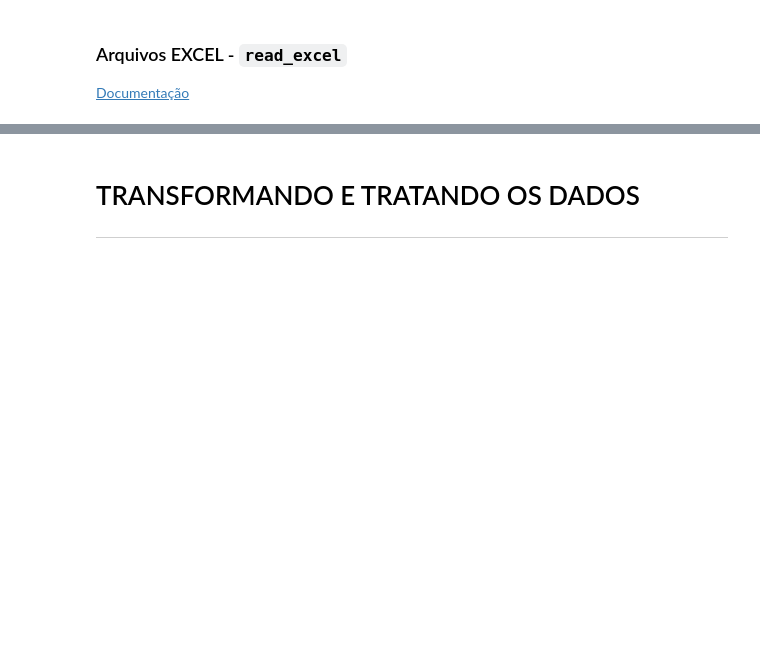
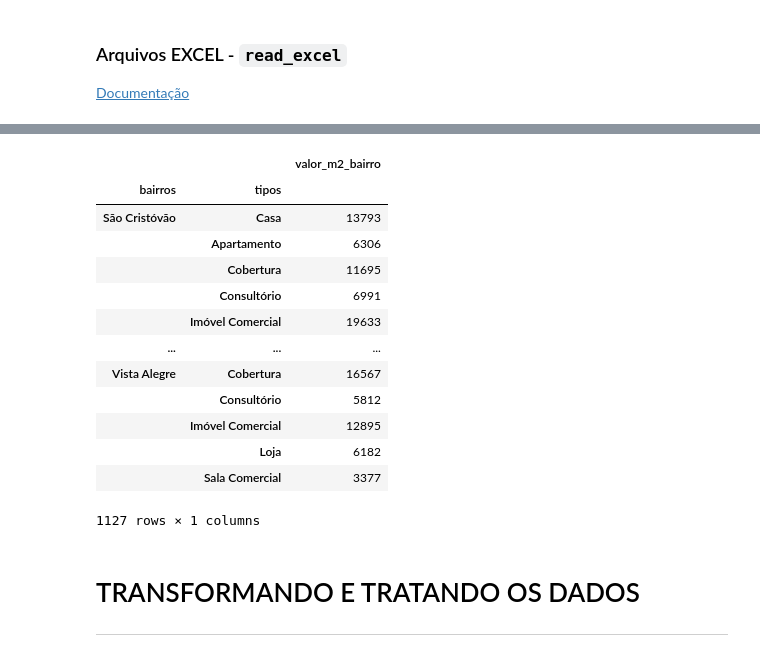
Before and after one commit to Marlon-Santiago/Pandas_TCA, a Jupyter notebook: Projeto.ipynb, the cells around one changed output, grey strips where cells are left out. Drawn from its saved outputs; the diff is of its cells as text; code cells hidden in the pictures; blank space fills up the shorter version.

```diff
--- a/Projeto.ipynb
+++ b/Projeto.ipynb
@@ -162,3 +174,28 @@ dados
+# %%
+bairros = pd.read_excel(
+    io = 'bairros.xlsx',
+    sheet_name = 'Preço médio por tipo',
+    usecols = 'C:E',
+    header = 2,
+    index_col = [0,1],
+    names = ['bairros', 'tipos', 'valor_m2_bairro']
+)
+bairros
+# %% [output]
+|  |  | valor_m2_bairro |
+| bairros | tipos |  |
+| São Cristóvão | Casa | 13793 |
+|  | Apartamento | 6306 |
+|  | Cobertura | 11695 |
+|  | Consultório | 6991 |
+|  | Imóvel Comercial | 19633 |
+| ... | ... | ... |
+| Vista Alegre | Cobertura | 16567 |
+|  | Consultório | 5812 |
+|  | Imóvel Comercial | 12895 |
+|  | Loja | 6182 |
+|  | Sala Comercial | 3377 |
+1127 rows × 1 columns
 # %% [markdown]
 # TRANSFORMANDO E TRATANDO OS DADOS
 ---
```
Also changed, not shown: parts of 1 cell of this notebook.
